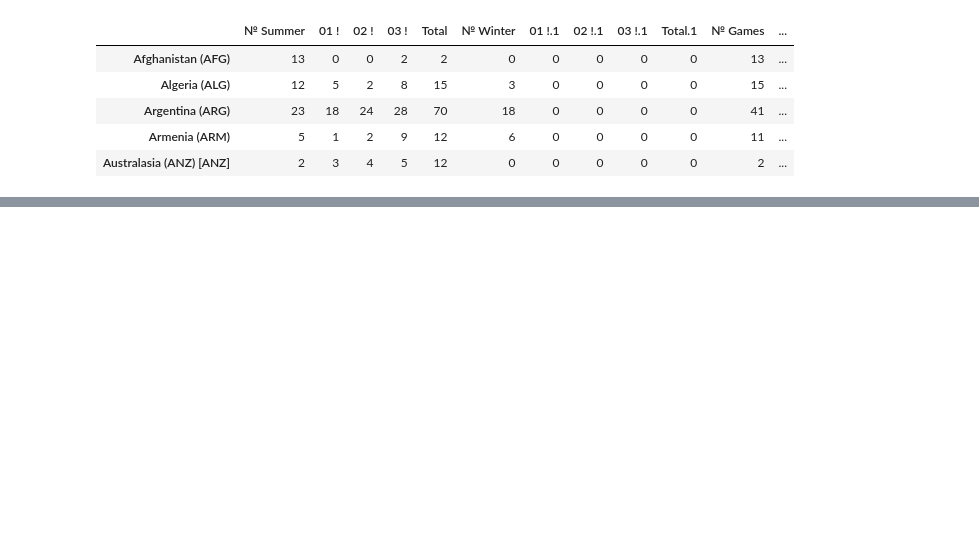
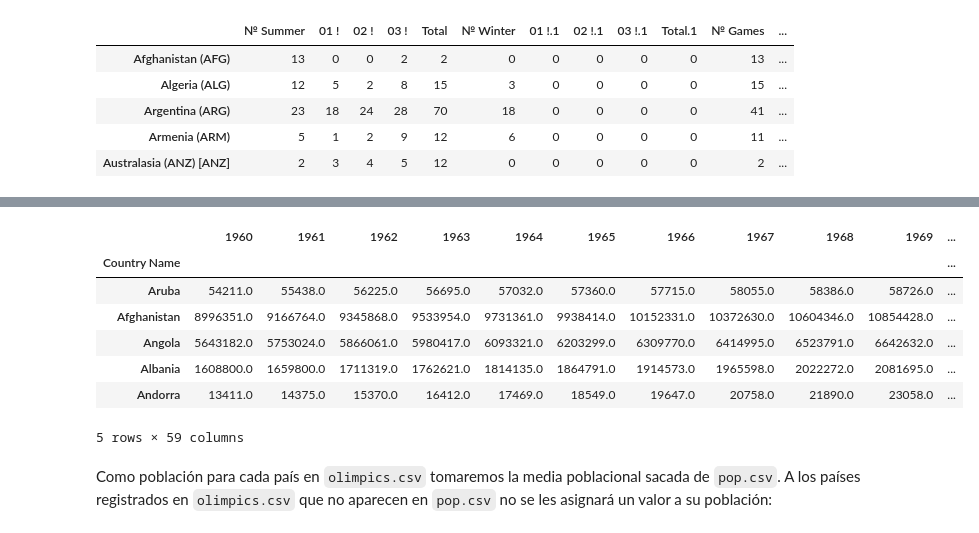
Before and after one commit to j-luisrd/Programaci-n, a Jupyter notebook: MM/Tareas/Taller_final/Taller_final.ipynb, the cells around one changed output, grey strips where cells are left out. Cells and saved outputs as stored; diff of their text form; code cells hidden in the pictures; blank space fills up the shorter version.

```diff
--- a/MM/Tareas/Taller_final/Taller_final.ipynb
+++ b/MM/Tareas/Taller_final/Taller_final.ipynb
@@ -60,0 +173,15 @@ tab.head()
+# %%
+pop=pd.read_csv('pop.csv',index_col=0,skiprows=3)
+pop=pop.drop(columns=pop.columns[:3])
+pop.head()
+# %% [output]
+|  | 1960 | 1961 | 1962 | 1963 | 1964 | 1965 | 1966 | 1967 | 1968 | 1969 | ... |
+| Country Name |  |  |  |  |  |  |  |  |  |  | ... |
+| Aruba | 54211.0 | 55438.0 | 56225.0 | 56695.0 | 57032.0 | 57360.0 | 57715.0 | 58055.0 | 58386.0 | 58726.0 | ... |
+| Afghanistan | 8996351.0 | 9166764.0 | 9345868.0 | 9533954.0 | 9731361.0 | 9938414.0 | 10152331.0 | 10372630.0 | 10604346.0 | 10854428.0 | ... |
+| Angola | 5643182.0 | 5753024.0 | 5866061.0 | 5980417.0 | 6093321.0 | 6203299.0 | 6309770.0 | 6414995.0 | 6523791.0 | 6642632.0 | ... |
+| Albania | 1608800.0 | 1659800.0 | 1711319.0 | 1762621.0 | 1814135.0 | 1864791.0 | 1914573.0 | 1965598.0 | 2022272.0 | 2081695.0 | ... |
+| Andorra | 13411.0 | 14375.0 | 15370.0 | 16412.0 | 17469.0 | 18549.0 | 19647.0 | 20758.0 | 21890.0 | 23058.0 | ... |
+5 rows × 59 columns
+# %% [markdown]
+Como población para cada país en `olimpics.csv` tomaremos la media poblacional sacada de `pop.csv`. A los países registrados en `olimpics.csv` que no aparecen en `pop.csv` no se les asignará un valor a su población:
```
Also changed, not shown: parts of 49 cells of this notebook, 3 other files.
